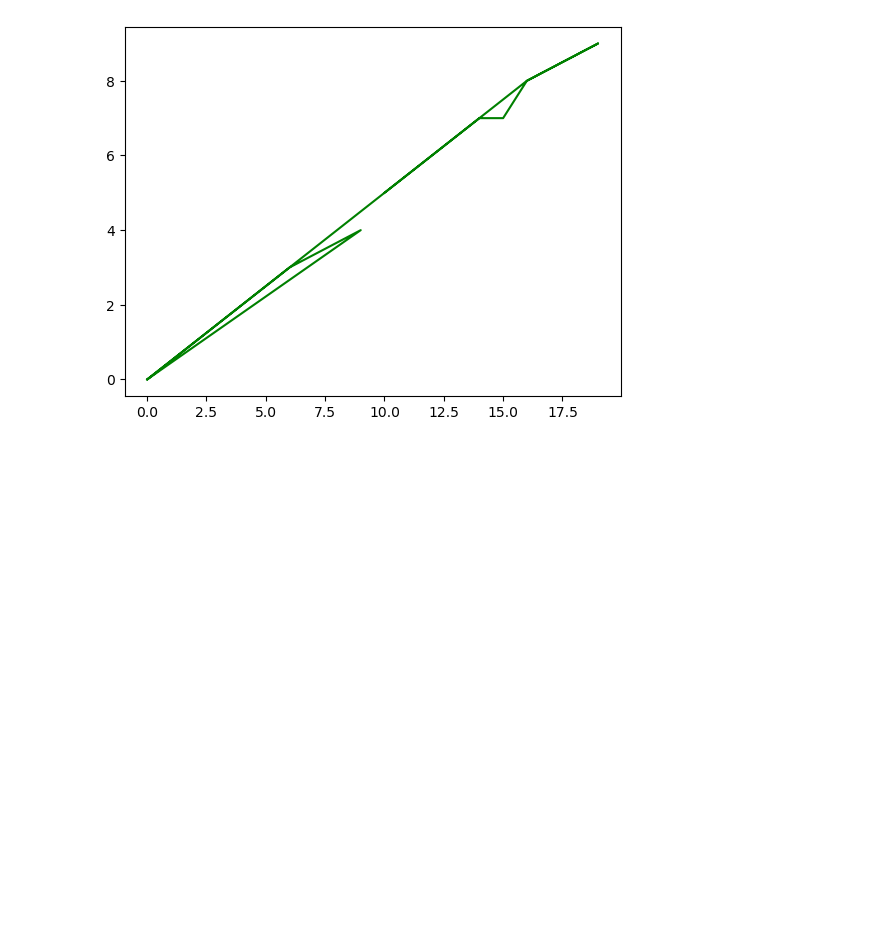
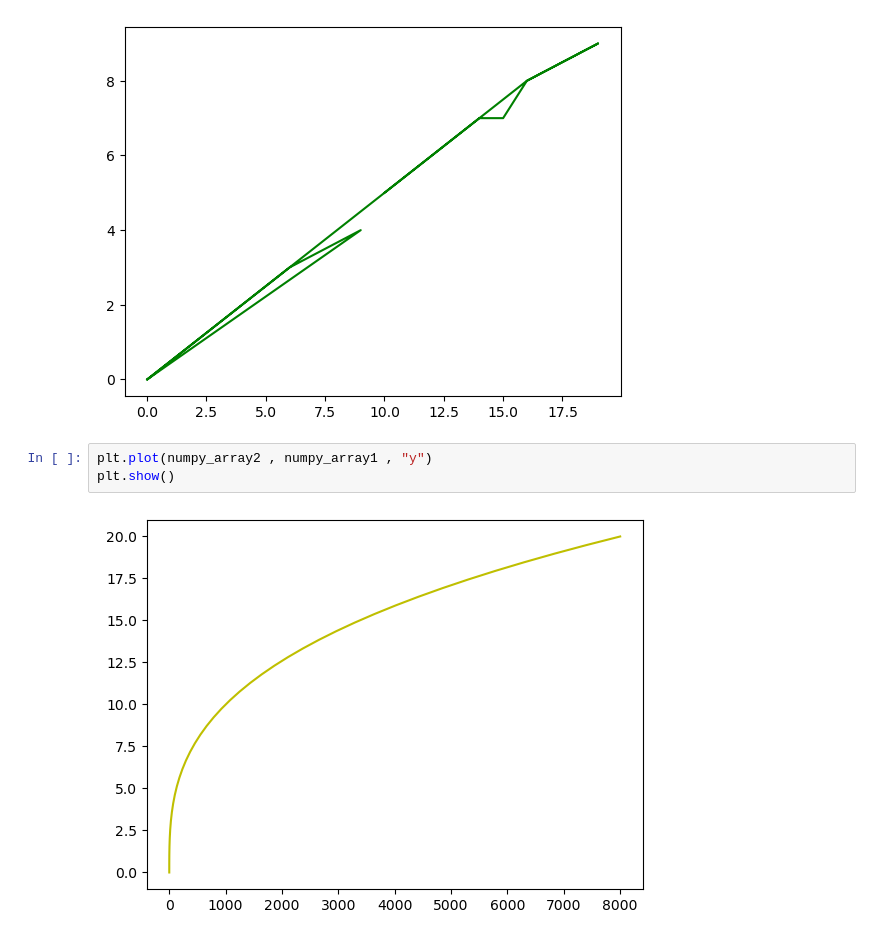
Before and after one commit to omerrkazakk/Data-Science, a Jupyter notebook: 9-IntroToMatplotlib.ipynb, the cells around one changed output. Cells and saved outputs as stored; diff of their text form; blank space fills up the shorter version.

```diff
--- a/9-IntroToMatplotlib.ipynb
+++ b/9-IntroToMatplotlib.ipynb
@@ -130,3 +130,8 @@ plt.plot(array1,array2,"g")
 plt.show()
 # %% [output]
 [figure]
+# %%
+plt.plot(numpy_array2 , numpy_array1 , "y")
+plt.show()
+# %% [output]
+[figure, added]
```
Also changed, not shown: parts of 4 cells of this notebook.
